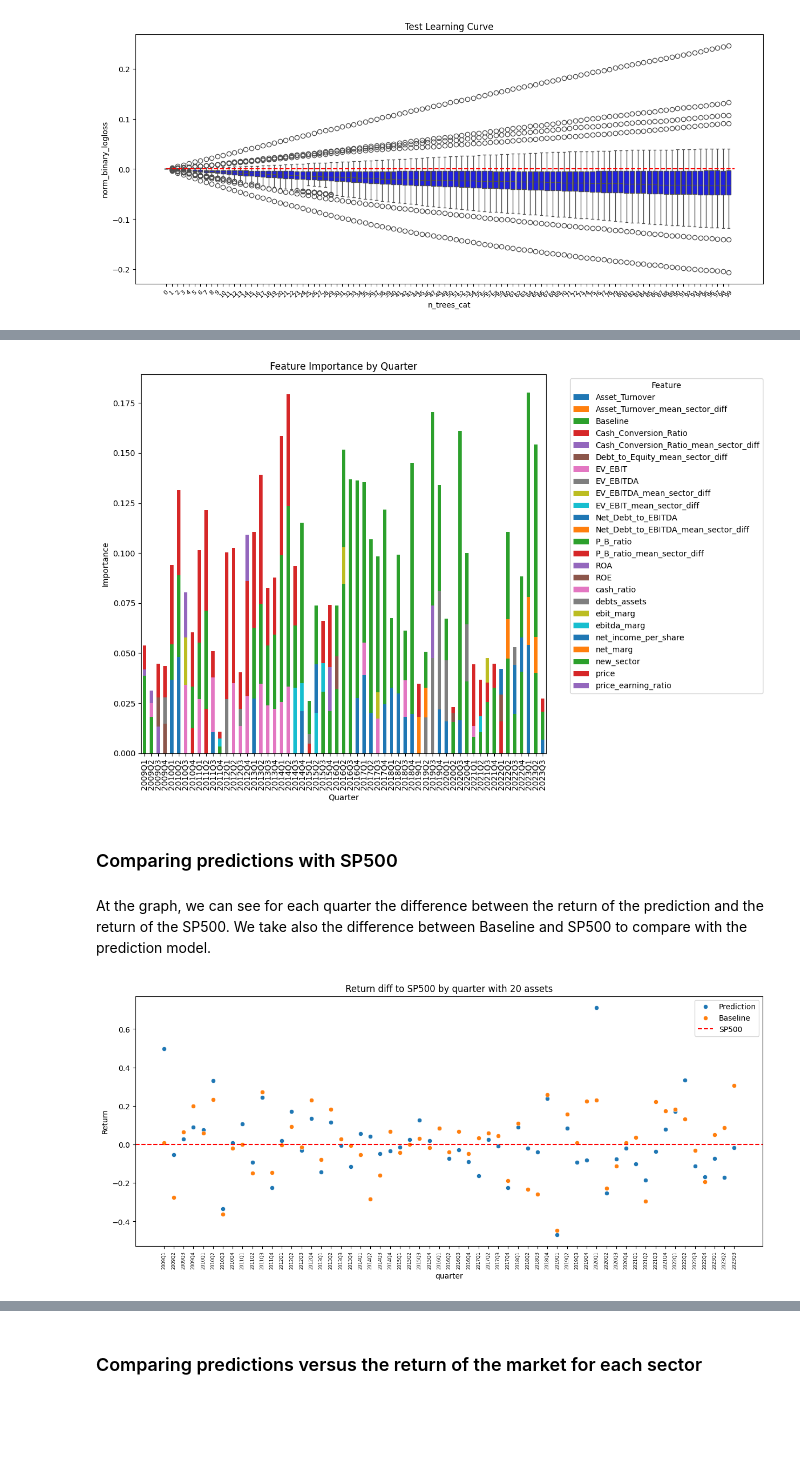
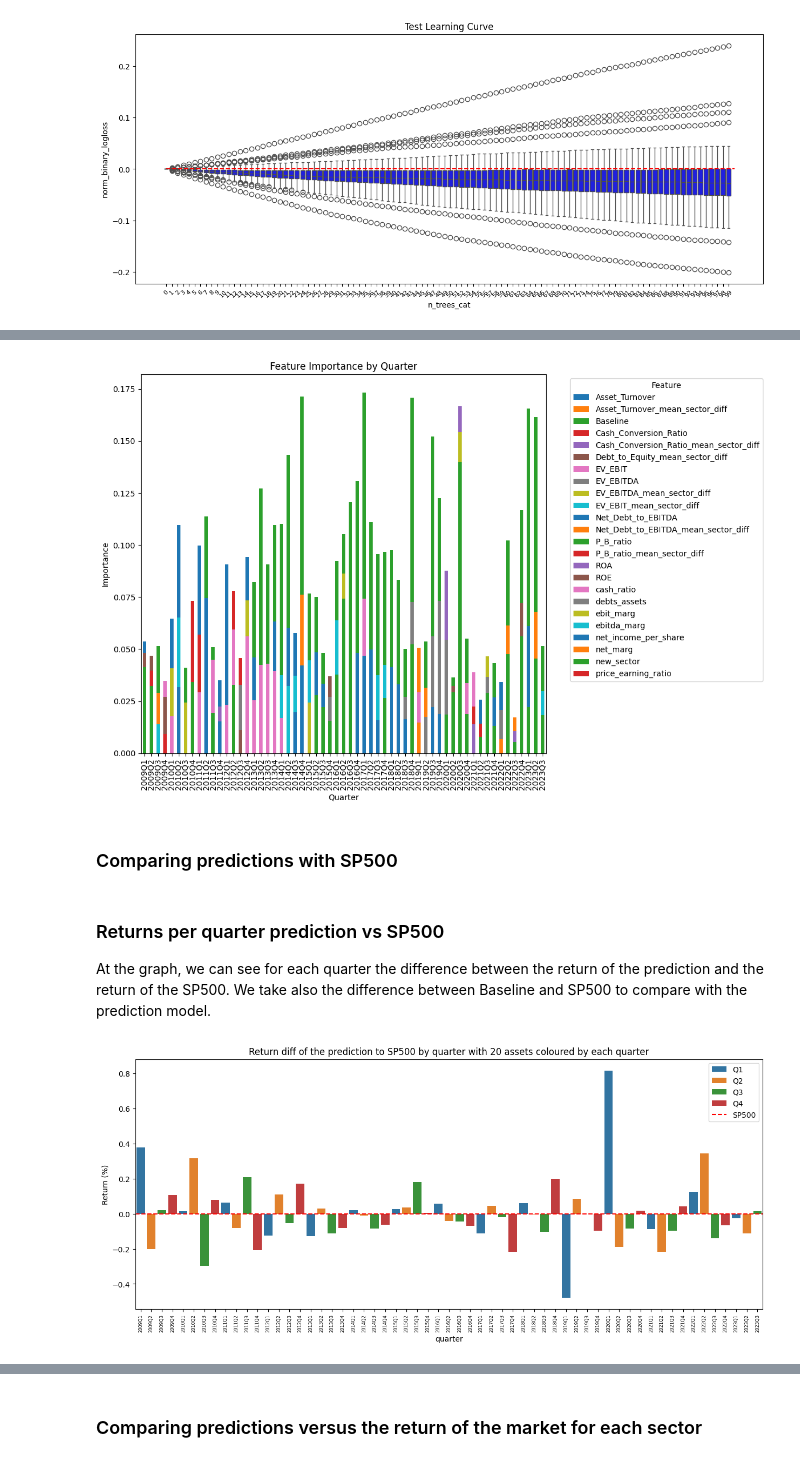
Before and after one commit to Zrive/zrive-ds-4q24-asset-ranking, a Jupyter notebook: src/training_models.ipynb, the cells around one changed output, grey strips where cells are left out. Drawn from its saved outputs; the diff is of its cells as text; code cells hidden in the pictures; blank space fills up the shorter version.

Commit message:
Subida final de archivos con correcciones en el archivo jupyter training_models

```diff
--- a/src/training_models.ipynb
+++ b/src/training_models.ipynb
@@ -84,7 +84,7 @@ df_final = df_final.drop(columns=basic_features, errors='ignore')
 # Handle missing or infinite values
 df_final.replace([np.inf, -np.inf], np.nan, inplace=True)
 # %%
-info_cols = ['asset_num','quarter','sector','survivor','prices_avg','1year_price','prices_std','1year_price_variation','1year_sp500_return','asset_return_diff_sp500']
+info_cols = ['asset_num','quarter','sector','survivor','price','1year_price','prices_std','1year_price_variation','1year_sp500_return','asset_return_diff_sp500']
 target_col = 'asset_return_gt_sp500'
 df_final['new_sector'] = df_final['new_sector'].astype('category')
 
@@ -362,7 +362,7 @@ plt.legend(title="Feature", bbox_to_anchor=(1.05, 1), loc='upper left')
 plt.tight_layout()
 plt.show()
 # %% [output]
-[figure, old version]
+[figure, new version]
 # %% [markdown]
 ### Comparing predictions with SP500
 # %%
@@ -402,20 +402,21 @@ def calculate_returns(sector_df:bool=False,n_assets:int = 20,column:str='asset_r
         return pd.DataFrame({'quarter': unique_quarters[window_size:],
                          'prediction_return': prediction_returns,
                          'baseline_return': baseline_returns})
+# %% [markdown]
+### Returns per quarter prediction vs SP500
+At the graph, we can see for each quarter the difference between the return of the prediction and the return of the SP500. We take also the difference between Baseline and SP500 to compare with the prediction model.
 # %%
 n_assets = 20
-df_returns_quarters = calculate_returns(n_assets=n_assets)
+df_returns_quarters = calculate_returns(n_assets=n_assets,column = "asset_return_diff_sp500")
+df_returns_quarters['Q'] = df_returns_quarters['quarter'].str[4:]
-# %% [markdown]
-At the graph, we can see for each quarter the difference between the return of the prediction and the return of the SP500. We take also the difference between Baseline and SP500 to compare with the prediction model.
 # %%
 plt.subplots(figsize=(15, 6))
-sns.scatterplot(data=df_returns_quarters, x='quarter', y='prediction_return',label='Prediction')
-sns.scatterplot(data=df_returns_quarters, x='quarter', y='baseline_return',label='Baseline')
+sns.barplot(data=df_returns_quarters, x='quarter', y='prediction_return',hue = 'Q')
 plt.axhline(y=0.0, color='r', linestyle='--', label='SP500')
-plt.title(f'Return diff to SP500 by quarter with {n_assets} assets')
-plt.ylabel('Return')
+plt.title(f'Return diff of the prediction to SP500 by quarter with {n_assets} assets coloured by each quarter')
+plt.ylabel('Return (%)')
 plt.xticks(rotation=90, fontsize=6)
 plt.legend()
 plt.show()
 # %% [output]
-[figure, old version]
+[figure, new version]
```
Also changed, not shown: parts of 54 cells of this notebook, 53 other files.
